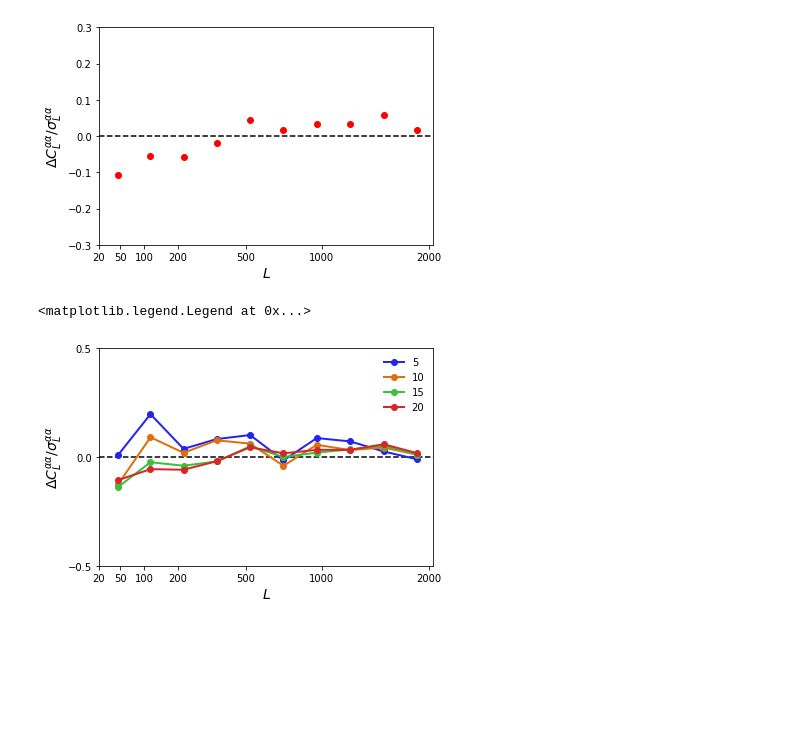
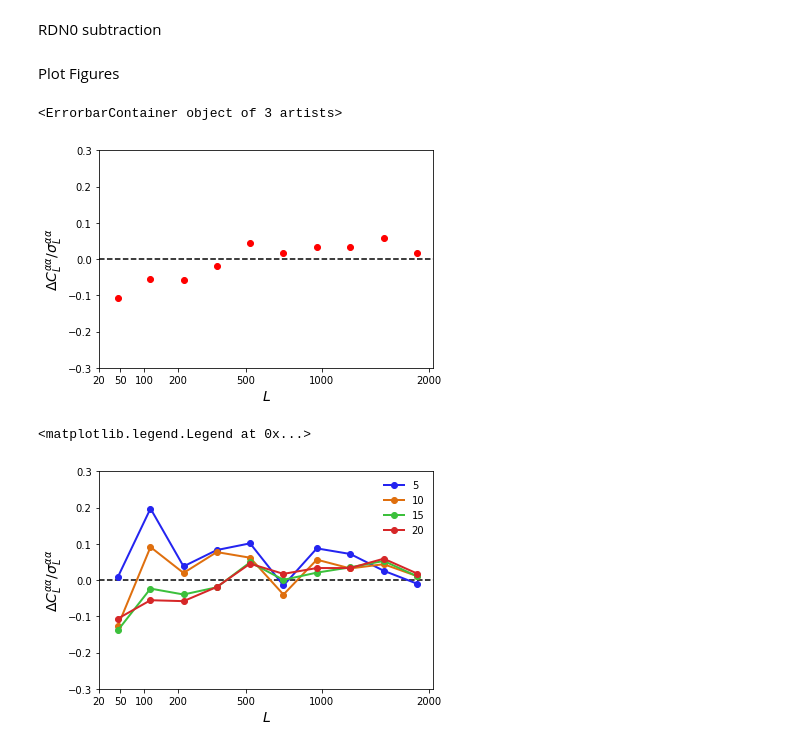
Before and after one commit to ACTCollaboration/cosmicbirefringence, a Jupyter notebook: ms_fig_dust.ipynb, the cells around one changed output. Saved outputs shown, nothing was run; the diff lists cells and outputs as text; code cells hidden in the pictures; blank space fills up the shorter version.

Commit message:
check dust with N0 anlone

```diff
--- a/ms_fig_dust.ipynb
+++ b/ms_fig_dust.ipynb
@@ -15,4 +17,6 @@ dcb = prjlib.binned_cl_rlz(pd.quad.f['EB'].cl,1,num,mb)
 vcb = np.std(scb,axis=0)
 rds = prjlib.binned_cl_rlz(ps.quad.f['EB'].rdn0,1,num,mb)
 rdd = prjlib.binned_cl_rlz(pd.quad.f['EB'].rdn0,1,num,mb)
+# %% [markdown]
+RDN0 subtraction
 # %%
@@ -20,19 +23,22 @@ rdd = prjlib.binned_cl_rlz(pd.quad.f['EB'].rdn0,1,num,mb)
 # N.B. for dust sim, we use the standard sim of <RDN0> for the N0-bias estimate, and the difference does not contain this.
 dob = dcb - rdd
 sob = scb[:num,:]-rds
+# %% [markdown]
+Plot Figures
 # %%
 # main plot
 pl.plot_1dstyle(frac=True,ylabloc=[-0.1,0.5],spc='p2',ylab=r'$\Delta C_L^{\alpha\alpha}/\sigma_L^{\alpha\alpha}$',xmin=Lmin,ymin=-.3,ymax=.3)
 errorbar(np.sqrt(mb.bc),np.mean(dob-sob,axis=0)/vcb,color='r',fmt='o',lw=2)
-savefig('fig_dust.eps')
+#savefig('fig_dust.eps')
 # %% [output]
+<ErrorbarContainer object of 3 artists>
 [figure]
 # %%
 # check rlz dependence
-pl.plot_1dstyle(frac=True,ylabloc=[-0.1,0.5],spc='p2',ylab=r'$\Delta C_L^{\alpha\alpha}/\sigma_L^{\alpha\alpha}$',xmin=Lmin,ymin=-.5,ymax=.5,yticks=[-1,-.5,0,.5,1])
+pl.plot_1dstyle(frac=True,ylabloc=[-0.1,0.5],spc='p2',ylab=r'$\Delta C_L^{\alpha\alpha}/\sigma_L^{\alpha\alpha}$',xmin=Lmin,ymin=-.3,ymax=.3)
 for imax in [5,10,15,20]:
     errorbar(np.sqrt(mb.bc),np.mean(dob[:imax,:]-sob[:imax,:],axis=0)/vcb,fmt='o-',label=str(imax),lw=2)
 legend(loc=0,frameon=False)
 # %% [output]
 <matplotlib.legend.Legend at 0x...>
-[figure, old version]
+[figure, new version]
```
Also changed, not shown: parts of 3 cells of this notebook.
